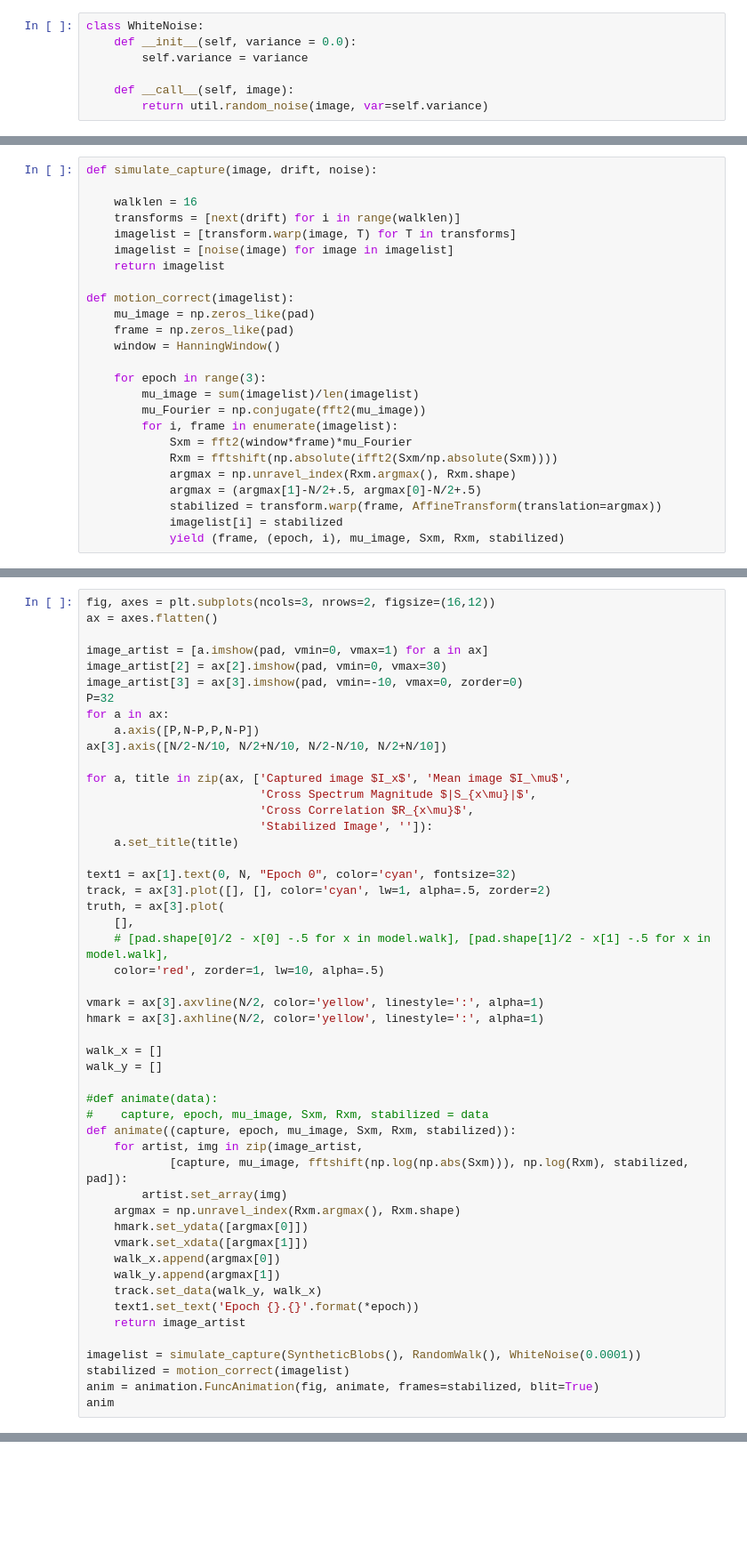
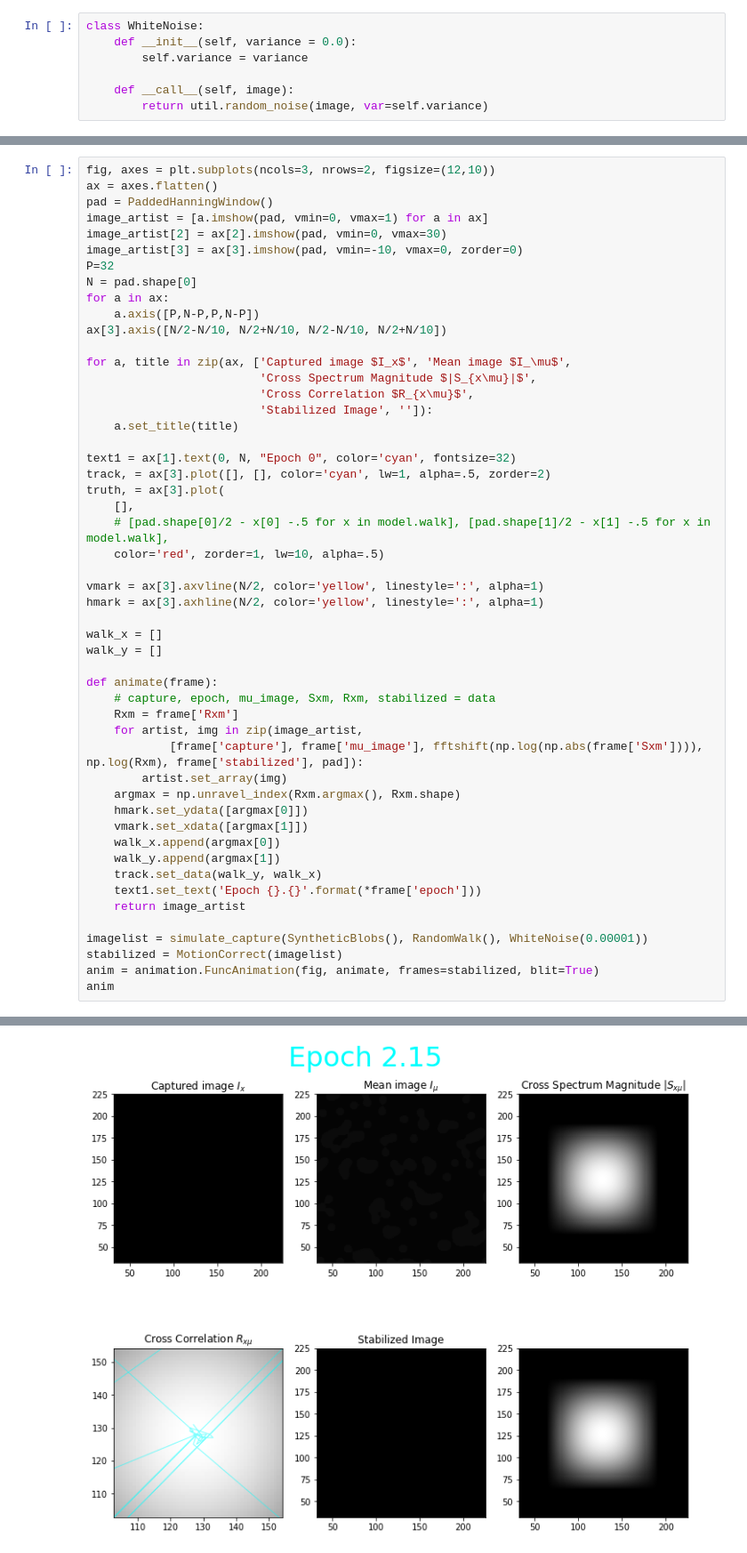
Before and after one commit to 12AT7/allen-interview, a Jupyter notebook: motion.ipynb, the cells around one changed output, grey strips where cells are left out. Shown: that part at 89% size. Cells and saved outputs as stored; diff of their text form; blank space fills up the shorter version.

```diff
--- a/motion.ipynb
+++ b/motion.ipynb
@@ -68,25 +250,0 @@ class RandomWalk(MotionModel):
-# %%
-def simulate_capture(image, drift, noise):
-
-    walklen = 16
-    transforms = [next(drift) for i in range(walklen)]
-    imagelist = [transform.warp(image, T) for T in transforms]
-    imagelist = [noise(image) for image in imagelist]
-    return imagelist
-
-def motion_correct(imagelist):
-    mu_image = np.zeros_like(pad)
-    frame = np.zeros_like(pad)
-    window = HanningWindow()
-
-    for epoch in range(3):
-        mu_image = sum(imagelist)/len(imagelist)
-        mu_Fourier = np.conjugate(fft2(mu_image))
-        for i, frame in enumerate(imagelist):
-            Sxm = fft2(window*frame)*mu_Fourier
-            Rxm = fftshift(np.absolute(ifft2(Sxm/np.absolute(Sxm))))
-            argmax = np.unravel_index(Rxm.argmax(), Rxm.shape)
-            argmax = (argmax[1]-N/2+.5, argmax[0]-N/2+.5)
-            stabilized = transform.warp(frame, AffineTransform(translation=argmax))
-            imagelist[i] = stabilized
-            yield (frame, (epoch, i), mu_image, Sxm, Rxm, stabilized)
@@ -93,11 +253,12 @@ def motion_correct(imagelist):
 # %%
-fig, axes = plt.subplots(ncols=3, nrows=2, figsize=(16,12))
+fig, axes = plt.subplots(ncols=3, nrows=2, figsize=(12,10))
 ax = axes.flatten()
-
+pad = PaddedHanningWindow()
 image_artist = [a.imshow(pad, vmin=0, vmax=1) for a in ax]
 image_artist[2] = ax[2].imshow(pad, vmin=0, vmax=30)
 image_artist[3] = ax[3].imshow(pad, vmin=-10, vmax=0, zorder=0)
 P=32
+N = pad.shape[0]
 for a in ax:
     a.axis([P,N-P,P,N-P])
 ax[3].axis([N/2-N/10, N/2+N/10, N/2-N/10, N/2+N/10])
@@ -121,11 +282,11 @@ hmark = ax[3].axhline(N/2, color='yellow', linestyle=':', alpha=1)
 walk_x = []
 walk_y = []
 
-#def animate(data):
-#    capture, epoch, mu_image, Sxm, Rxm, stabilized = data
-def animate((capture, epoch, mu_image, Sxm, Rxm, stabilized)):
+def animate(frame):
+    # capture, epoch, mu_image, Sxm, Rxm, stabilized = data
+    Rxm = frame['Rxm']
     for artist, img in zip(image_artist,
-            [capture, mu_image, fftshift(np.log(np.abs(Sxm))), np.log(Rxm), stabilized, pad]):
+            [frame['capture'], frame['mu_image'], fftshift(np.log(np.abs(frame['Sxm']))), np.log(Rxm), frame['stabilized'], pad]):
         artist.set_array(img)
     argmax = np.unravel_index(Rxm.argmax(), Rxm.shape)
     hmark.set_ydata([argmax[0]])
@@ -133,11 +294,11 @@ def animate((capture, epoch, mu_image, Sxm, Rxm, stabilized)):
     walk_x.append(argmax[0])
     walk_y.append(argmax[1])
     track.set_data(walk_y, walk_x)
-    text1.set_text('Epoch {}.{}'.format(*epoch))
+    text1.set_text('Epoch {}.{}'.format(*frame['epoch']))
     return image_artist
 
-imagelist = simulate_capture(SyntheticBlobs(), RandomWalk(), WhiteNoise(0.0001))
-stabilized = motion_correct(imagelist)
+imagelist = simulate_capture(SyntheticBlobs(), RandomWalk(), WhiteNoise(0.00001))
+stabilized = MotionCorrect(imagelist)
 anim = animation.FuncAnimation(fig, animate, frames=stabilized, blit=True)
 anim
 # %% [output]
@@ -144,0 +306 @@ SyntaxError: invalid syntax (<ipython-input-8-f460d8c101b6>, line 33)
+[figure, added]
```
Also changed, not shown: parts of 26 cells of this notebook.
